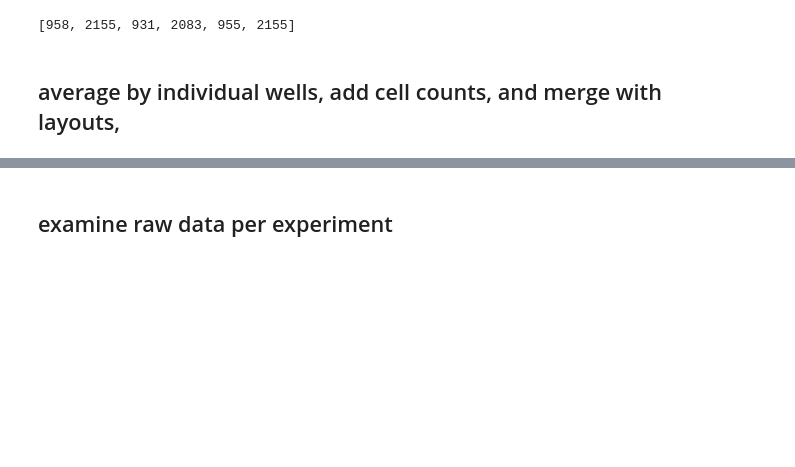
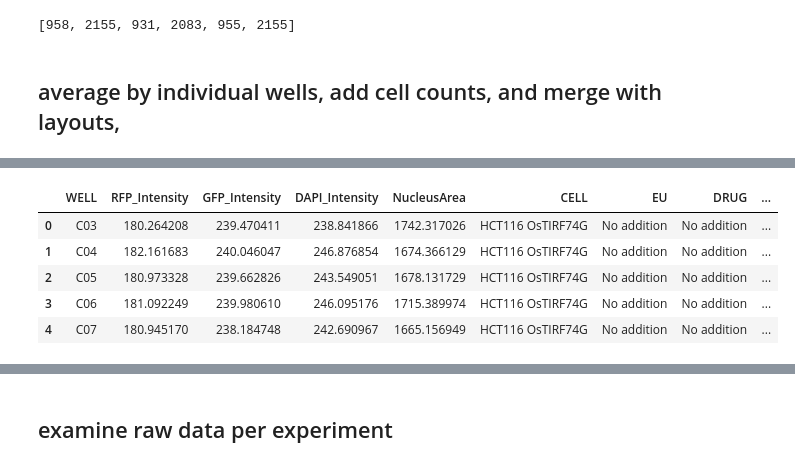
Before and after one commit to berrygroup/publications, a Jupyter notebook: 2026_POLR2A_homeostasis/Imaging/NikonSpinningDisk/mACmChPOLR2A_Active_PolII/mACmChPOLR2A_ActivePolII.ipynb, the cells around one changed output, grey strips where cells are left out. Cells and saved outputs as stored; diff of their text form; code cells hidden in the pictures; blank space fills up the shorter version.

```diff
--- a/2026_POLR2A_homeostasis/Imaging/NikonSpinningDisk/mACmChPOLR2A_Active_PolII/mACmChPOLR2A_ActivePolII.ipynb
+++ b/2026_POLR2A_homeostasis/Imaging/NikonSpinningDisk/mACmChPOLR2A_Active_PolII/mACmChPOLR2A_ActivePolII.ipynb
@@ -247,0 +254,9 @@ IntensitiesByWell_Experiment3['EXPERIMENT'] = '241111_mACmChPOLR2A_ActivePolII'
+# %%
+IntensitiesByWell_Experiment2.head()
+# %% [output]
+|  | WELL | RFP_Intensity | GFP_Intensity | DAPI_Intensity | NucleusArea | CELL | EU | DRUG | ... |
+| 0 | C03 | 180.264208 | 239.470411 | 238.841866 | 1742.317026 | HCT116 OsTIRF74G | No addition | No addition | ... |
+| 1 | C04 | 182.161683 | 240.046047 | 246.876854 | 1674.366129 | HCT116 OsTIRF74G | No addition | No addition | ... |
+| 2 | C05 | 180.973328 | 239.662826 | 243.549051 | 1678.131729 | HCT116 OsTIRF74G | No addition | No addition | ... |
+| 3 | C06 | 181.092249 | 239.980610 | 246.095176 | 1715.389974 | HCT116 OsTIRF74G | No addition | No addition | ... |
+| 4 | C07 | 180.945170 | 238.184748 | 242.690967 | 1665.156949 | HCT116 OsTIRF74G | No addition | No addition | ... |
```
Also changed, not shown: parts of 11 cells of this notebook, 23 other files.
